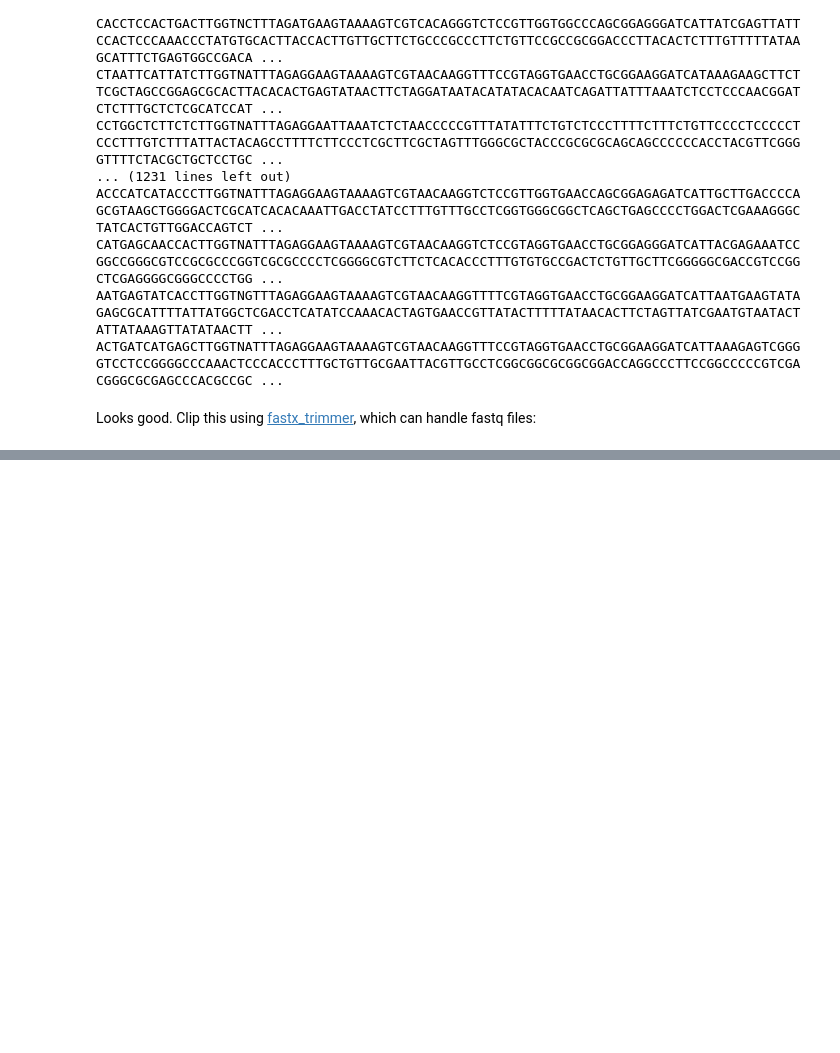
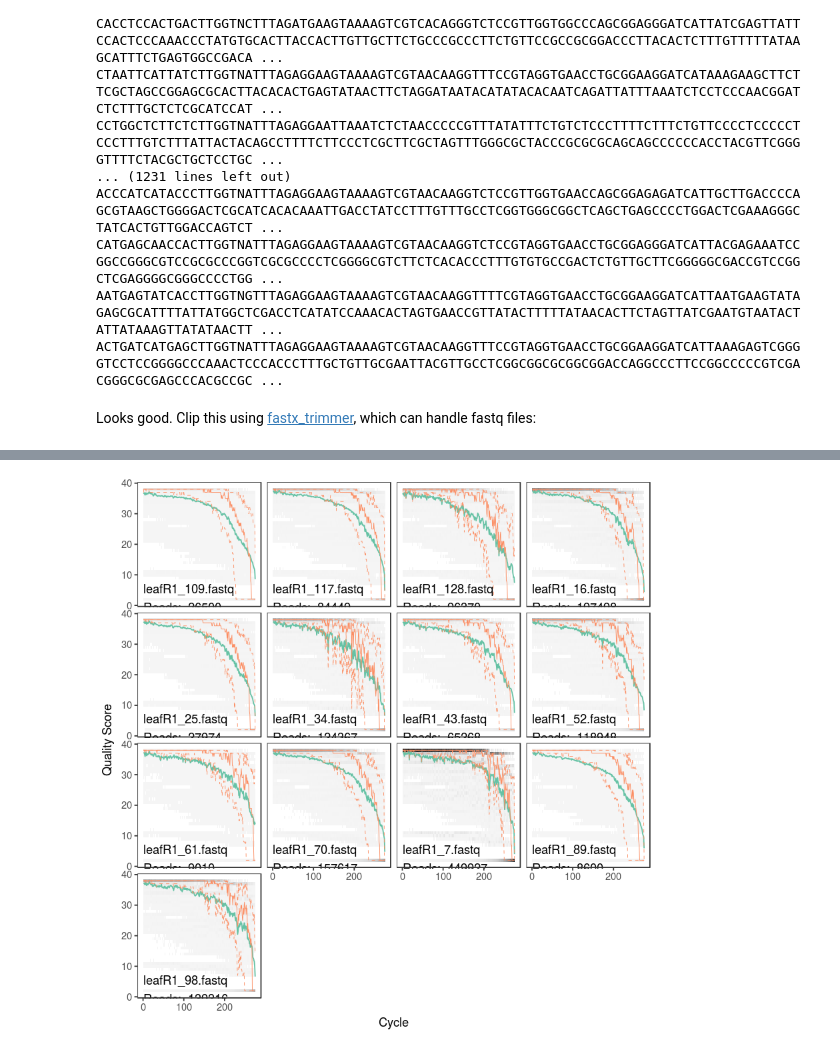
Before and after one commit to danchurch/taiwan_dada2, a Jupyter notebook: dada2pipeline.ipynb, the cells around one changed output, grey strips where cells are left out. Saved outputs shown, nothing was run; the diff lists cells and outputs as text; code cells hidden in the pictures; blank space fills up the shorter version.

```diff
--- a/dada2pipeline.ipynb
+++ b/dada2pipeline.ipynb
@@ -550,0 +730,4 @@ BOLclippled/leafR2_127.2
+# %%
+plotQualityProfile(fnRs[seq(10,130,10)]) ## leaf reverse, R1
+# %% [output]
+[figure, added]
```
Also changed, not shown: parts of 70 cells of this notebook, 5 other files.
